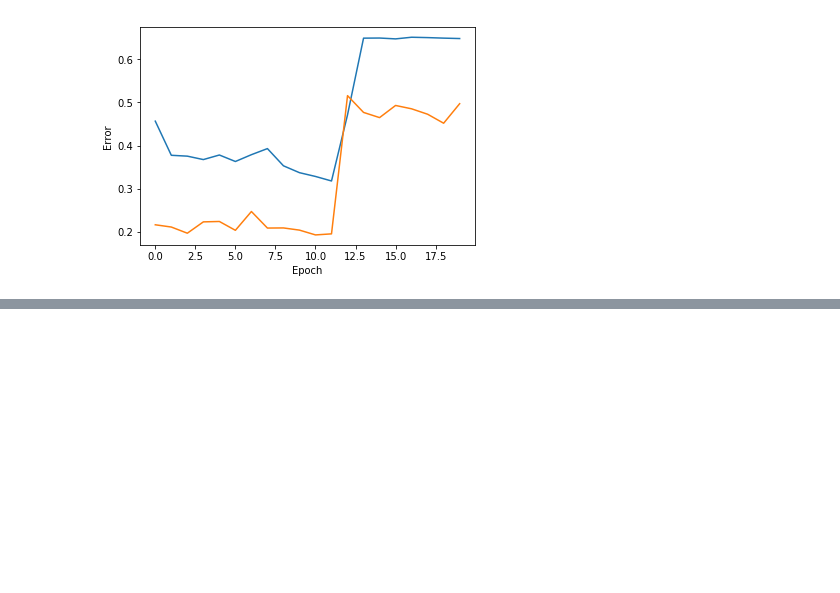
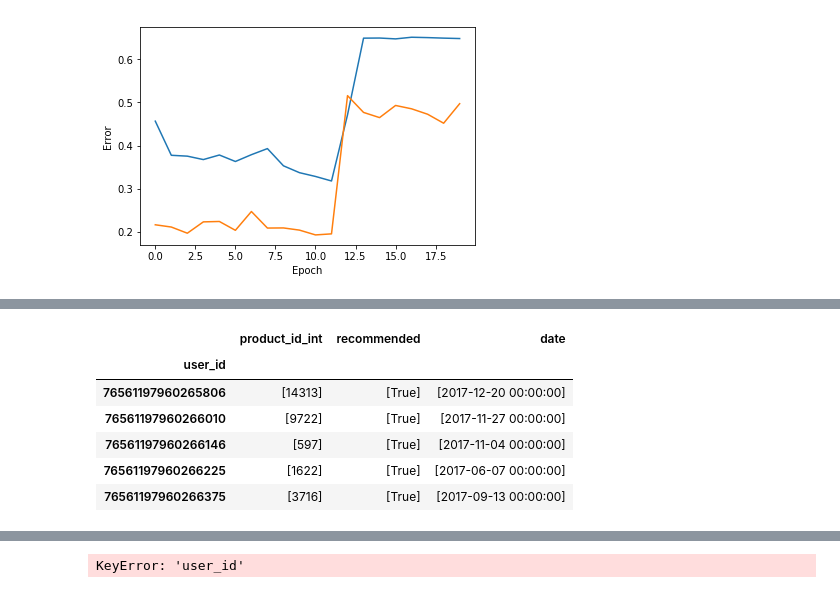
Before and after one commit to jdepreter/ai-project, a Jupyter notebook: rbm_notebook.ipynb, the cells around one changed output, grey strips where cells are left out. Cells and saved outputs as stored; diff of their text form; code cells hidden in the pictures; blank space fills up the shorter version.

```diff
--- a/rbm_notebook.ipynb
+++ b/rbm_notebook.ipynb
@@ -390,0 +452,14 @@ rbm.eval()
+# %%
+steam_reviews_df_grouped = steam_reviews_df_cleaned.groupby("user_id")[["product_id_int", "recommended", "date"]].agg(list)
+display(steam_reviews_df_grouped.head(5))
+
+steam_reviews_df_grouped_smaller = steam_reviews_df_grouped[steam_reviews_df_grouped["recommended"].map(len) > 1]
+display(steam_reviews_df_grouped_smaller.head(5))
+# %% [output]
+|  | product_id_int | recommended | date |
+| user_id |  |  |  |
+| 76561197960265806 | [14313] | [True] | [2017-12-20 00:00:00] |
+| 76561197960266010 | [9722] | [True] | [2017-11-27 00:00:00] |
+| 76561197960266146 | [597] | [True] | [2017-11-04 00:00:00] |
+| 76561197960266225 | [1622] | [True] | [2017-06-07 00:00:00] |
+| 76561197960266375 | [3716] | [True] | [2017-09-13 00:00:00] |
@@ -390,0 +473 @@ rbm.eval()
+KeyError: 'user_id'
```
Also changed, not shown: parts of 30 cells of this notebook.
